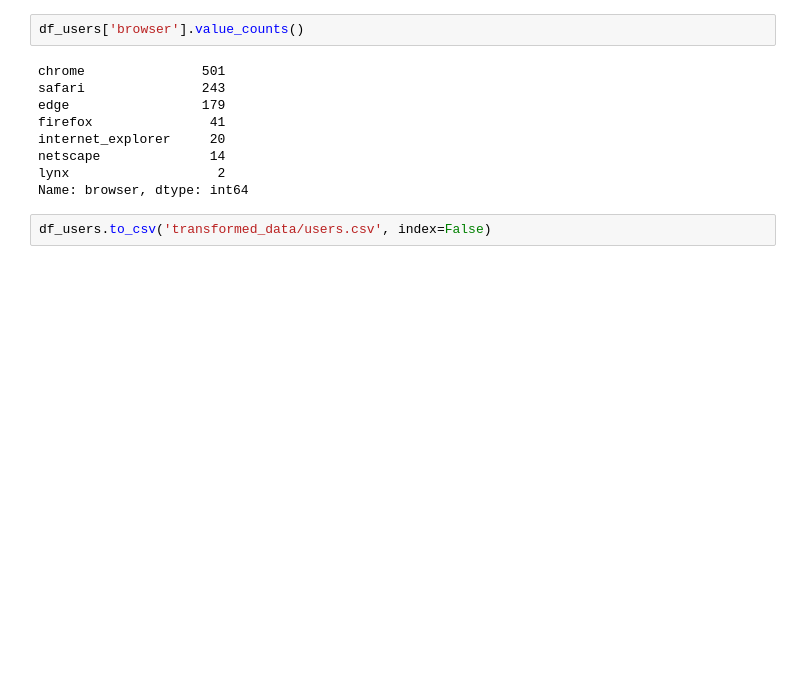
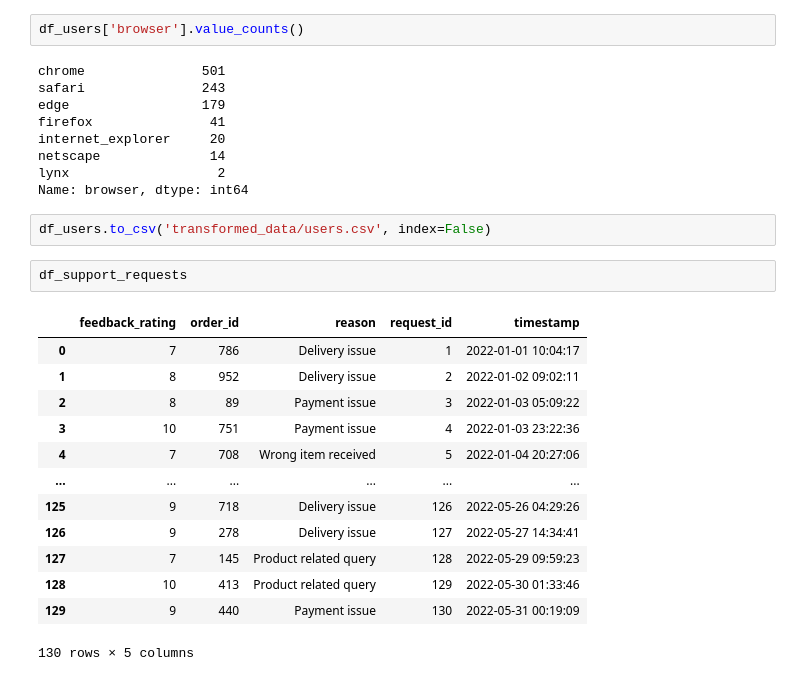
Before and after one commit to lightdash/lightdash-demo-data-gardening, a Jupyter notebook: exploration_and_transformation.ipynb, the cells around one changed output. Saved outputs shown, nothing was run; the diff lists cells and outputs as text; blank space fills up the shorter version.

```diff
--- a/exploration_and_transformation.ipynb
+++ b/exploration_and_transformation.ipynb
@@ -336,3 +336,19 @@ lynx                   2
 Name: browser, dtype: int64
 # %%
 df_users.to_csv('transformed_data/users.csv', index=False)
+# %%
+df_support_requests
+# %% [output]
+|  | feedback_rating | order_id | reason | request_id | timestamp |
+| 0 | 7 | 786 | Delivery issue | 1 | 2022-01-01 10:04:17 |
+| 1 | 8 | 952 | Delivery issue | 2 | 2022-01-02 09:02:11 |
+| 2 | 8 | 89 | Payment issue | 3 | 2022-01-03 05:09:22 |
+| 3 | 10 | 751 | Payment issue | 4 | 2022-01-03 23:22:36 |
+| 4 | 7 | 708 | Wrong item received | 5 | 2022-01-04 20:27:06 |
+| ... | ... | ... | ... | ... | ... |
+| 125 | 9 | 718 | Delivery issue | 126 | 2022-05-26 04:29:26 |
+| 126 | 9 | 278 | Delivery issue | 127 | 2022-05-27 14:34:41 |
+| 127 | 7 | 145 | Product related query | 128 | 2022-05-29 09:59:23 |
+| 128 | 10 | 413 | Product related query | 129 | 2022-05-30 01:33:46 |
+| 129 | 9 | 440 | Payment issue | 130 | 2022-05-31 00:19:09 |
+130 rows × 5 columns
```
Also changed, not shown: parts of 28 cells of this notebook, 17 other files.
